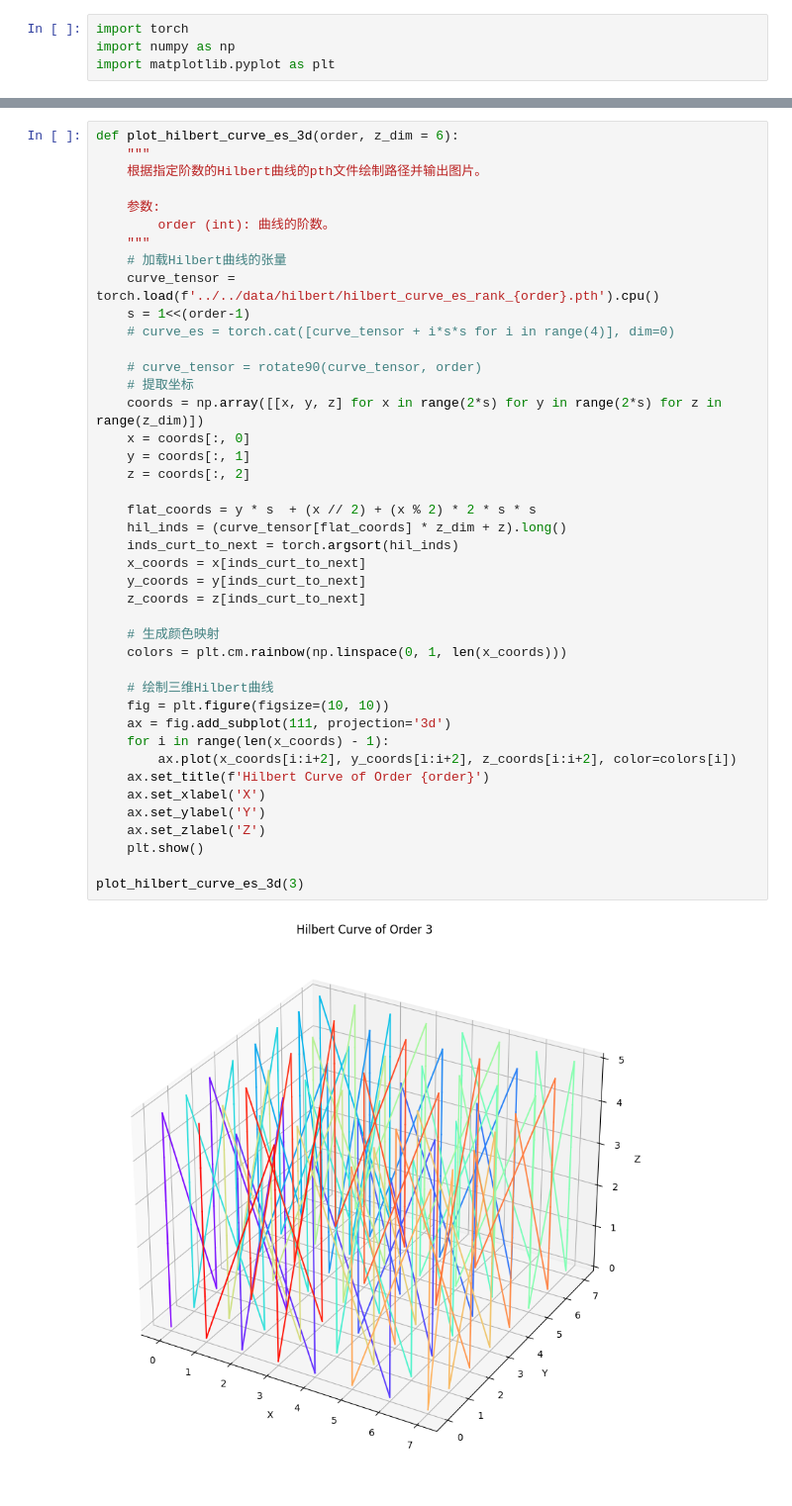
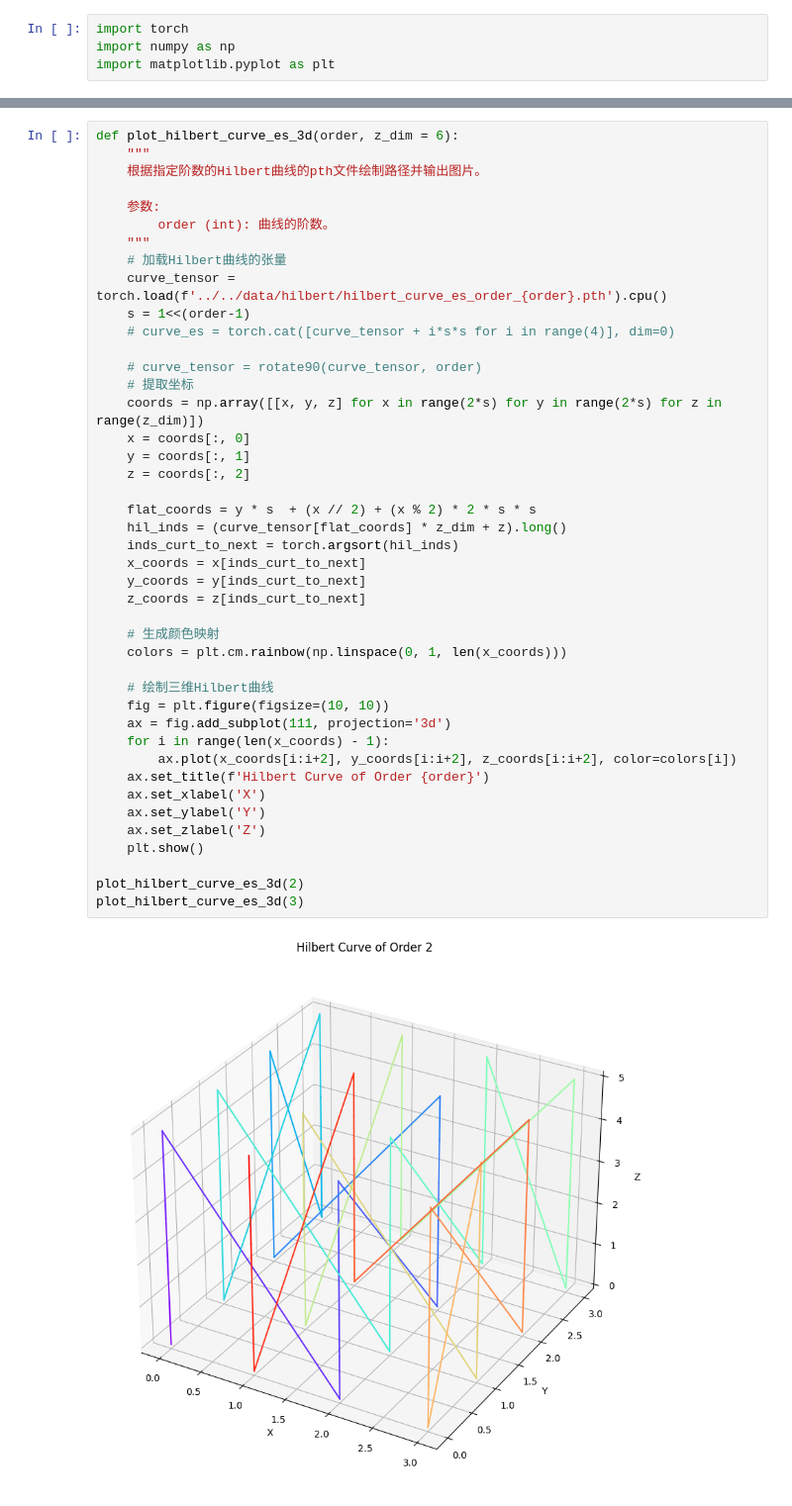
Before and after one commit to Zhgma/LION, a Jupyter notebook: tools/hilbert_curves/plot_hilbert_curve.ipynb, the cells around one changed output, grey strips where cells are left out. Shown at 99% size. Cells and saved outputs as stored; diff of their text form.

Commit message:
dual hilbert curve scan

```diff
--- a/tools/hilbert_curves/plot_hilbert_curve.ipynb
+++ b/tools/hilbert_curves/plot_hilbert_curve.ipynb
@@ -148,38 +155,39 @@ def plot_hilbert_curve_es_3d(order, z_dim = 6):
         order (int): 曲线的阶数。
     """
     # 加载Hilbert曲线的张量
-    curve_tensor = torch.load(f'../../data/hilbert/hilbert_curve_es_rank_{order}.pth').cpu()
+    curve_tensor = torch.load(f'../../data/hilbert/hilbert_curve_es_order_{order}.pth').cpu()
     s = 1<<(order-1)
     # curve_es = torch.cat([curve_tensor + i*s*s for i in range(4)], dim=0)
 
     # curve_tensor = rotate90(curve_tensor, order)
     # 提取坐标
     coords = np.array([[x, y, z] for x in range(2*s) for y in range(2*s) for z in range(z_dim)])
     x = coords[:, 0]
     y = coords[:, 1]
     z = coords[:, 2]
 
     flat_coords = y * s  + (x // 2) + (x % 2) * 2 * s * s
     hil_inds = (curve_tensor[flat_coords] * z_dim + z).long()
     inds_curt_to_next = torch.argsort(hil_inds)
     x_coords = x[inds_curt_to_next]
     y_coords = y[inds_curt_to_next]
     z_coords = z[inds_curt_to_next]
 
     # 生成颜色映射
     colors = plt.cm.rainbow(np.linspace(0, 1, len(x_coords)))
 
     # 绘制三维Hilbert曲线
     fig = plt.figure(figsize=(10, 10))
     ax = fig.add_subplot(111, projection='3d')
     for i in range(len(x_coords) - 1):
         ax.plot(x_coords[i:i+2], y_coords[i:i+2], z_coords[i:i+2], color=colors[i])
     ax.set_title(f'Hilbert Curve of Order {order}')
     ax.set_xlabel('X')
     ax.set_ylabel('Y')
     ax.set_zlabel('Z')
     plt.show()
 
+plot_hilbert_curve_es_3d(2)
 plot_hilbert_curve_es_3d(3)
 # %% [output]
-[figure, old version]
+[figure, new version]
```
Also changed, not shown: parts of 4 cells of this notebook, 7 other files.
